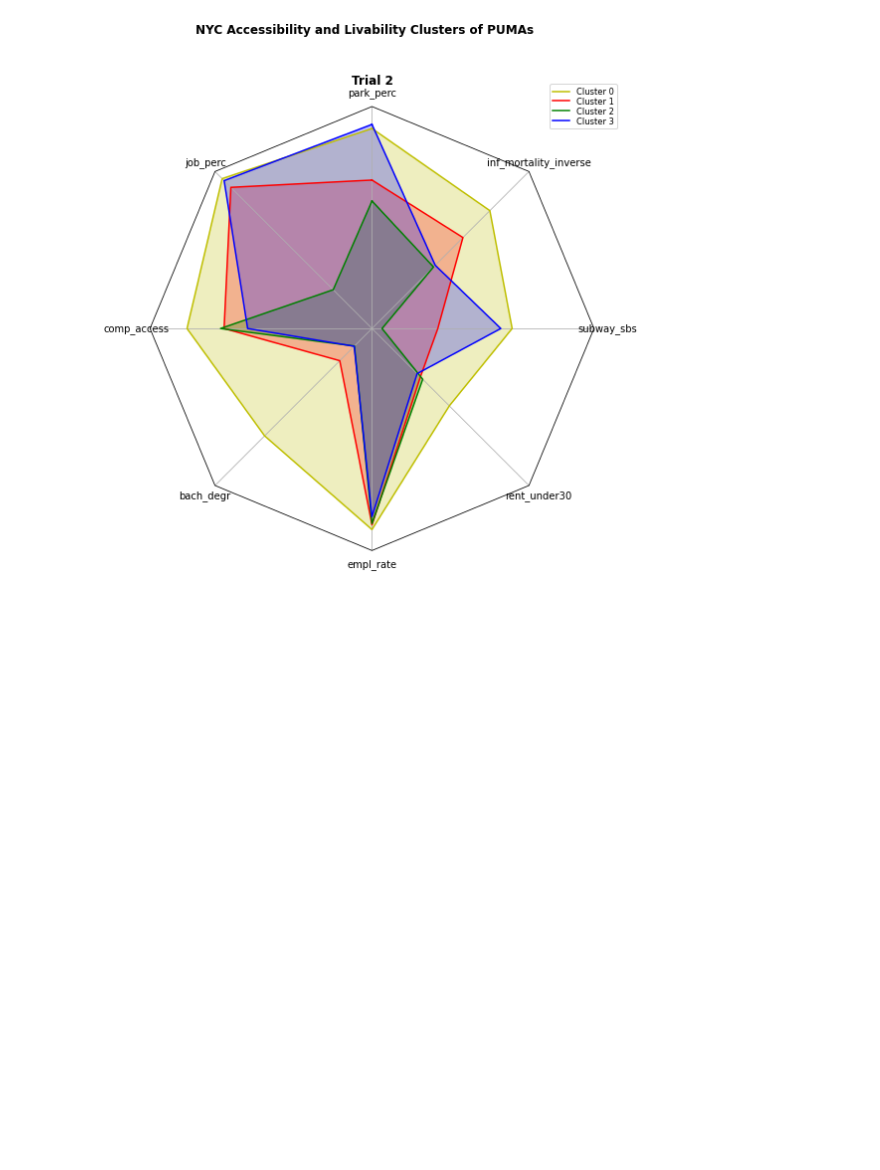
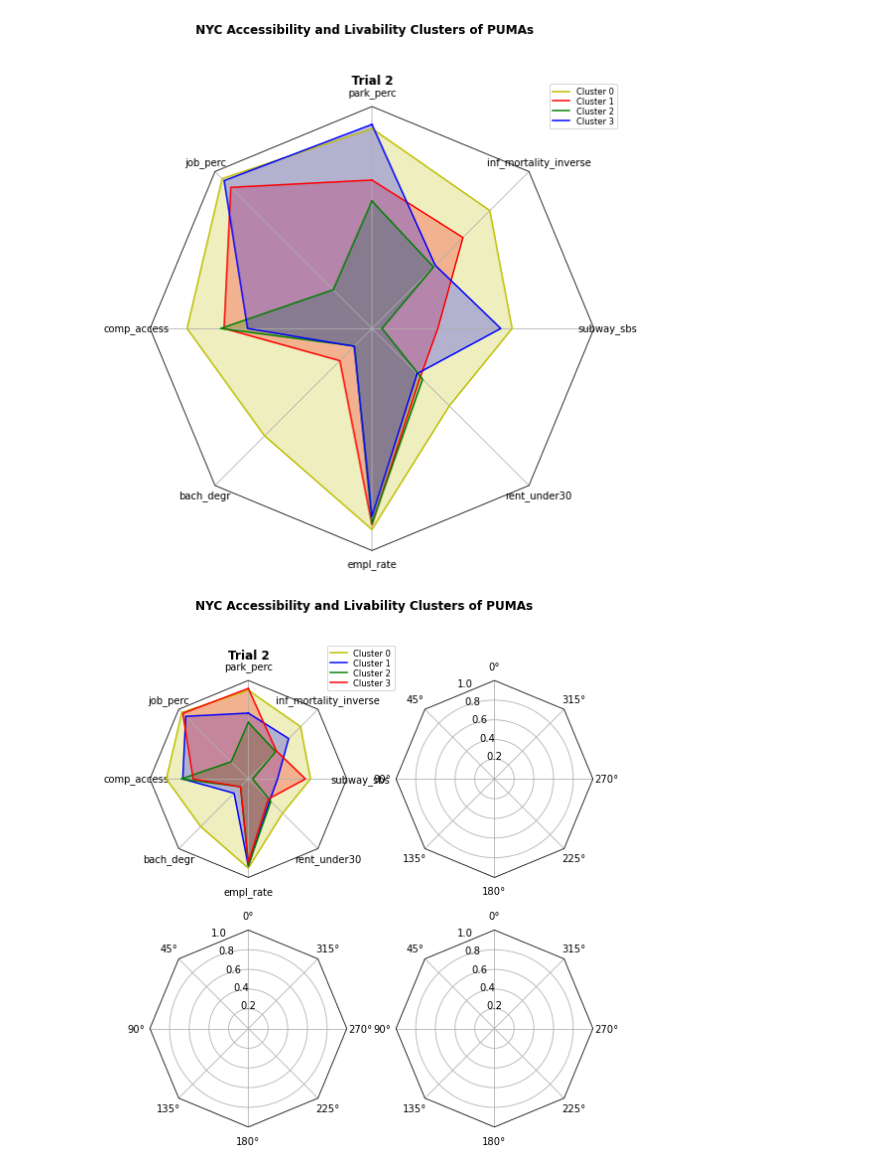
Before and after one commit to mike-carper/NYC-Neighborhood-Clustering, a Jupyter notebook: notebooks/NYC_Neighborhood_Clustering_8V.ipynb, the cells around one changed output. Saved outputs shown, nothing was run; the diff lists cells and outputs as text; code cells hidden in the pictures; blank space fills up the shorter version.

```diff
--- a/notebooks/NYC_Neighborhood_Clustering_8V.ipynb
+++ b/notebooks/NYC_Neighborhood_Clustering_8V.ipynb
@@ -495,11 +530,0 @@ cluster_race.plot.bar(figsize=(8,6))
-# %%
-df_1C['puma'] = df_1C['PUMA'].str[3:]
-cluster_shapefile = pd.merge(puma_shape, df_1C, how='left', on='puma')
-base = cluster_shapefile.plot(color='white', edgecolor='black', figsize=(10,10))
-ax = cluster_shapefile.plot(column='labels',categorical=True,legend=True,
-                            legend_kwds={'bbox_to_anchor':(.3, .75),'fontsize':16},
-                            cmap='OrRd',ax=base)
-ax.set_aspect='equal'
-ax.axis('off')
-plt.title('PUMA Clusters',size=18)
-plt.show()
@@ -595,39 +646,52 @@ def radar_factory(num_vars, frame='polygon'):
     return theta
 
 def example_data():
     data = [
         ['park_perc','job_perc','comp_access','bach_degr','empl_rate','rent_under30','subway_sbs','inf_mortality_inverse'],
         ('Trial 2', [
             [95.414286,100.00000,89.614286,76.857143,95.814286,60.514286,72.368110,82.576286],
             [75.547368,95.257895,75.336842,35.921053,94.000000,44.742105,43.734147,67.927079],
             [67.493333,39.493333,76.720000,27.926667,93.513333,46.020000,22.260183,51.894540],
             [96.978571,98.914286,66.264286,28.064286,90.814286,42.971429,67.994487,52.827029],
         ])
     ]
     return data
 
 if __name__ == '__main__':
     N = 8
+    title = 'NYC Accessibility and Livability Clusters of PUMAs'
     theta = radar_factory(N, frame='polygon')
     data = example_data()
     spoke_labels = data.pop(0)
-    fig, ax = plt.subplots(figsize=(8, 8), nrows=1, ncols=1,
+    fig, axs = plt.subplots(figsize=(8, 8), nrows=2, ncols=2,
                             subplot_kw=dict(projection='radar'))
     fig.subplots_adjust(wspace=0.25, hspace=0.20, top=0.85, bottom=0.05)
-    colors = ['y', 'r', 'g', 'b']
+    colors = ['y', 'b', 'g', 'r']
     # Plot the four cases from the example data on separate axes
-    ax.set_rgrids([1, 2, 3, 4, 5, 6, 7, 8])
-    ax.set_title(title, weight='bold', size='large', position=(0.5, 1.1),
-                 horizontalalignment='center', verticalalignment='center')
-    for d, color in zip(case_data, colors):
-        ax.plot(theta, d, color=color)
-        ax.fill(theta, d, facecolor=color, alpha=0.25)
-    ax.set_varlabels(spoke_labels)
+    for ax, (title, case_data) in zip(axs.flat, data):
+        ax.set_rgrids([1, 2, 3, 4, 5, 6, 7])
+        ax.set_title(title, weight='bold', size='large', position=(0.5, 1.1),
+                     horizontalalignment='center', verticalalignment='center')
+        for d, color in zip(case_data, colors):
+            ax.plot(theta, d, color=color)
+            ax.fill(theta, d, facecolor=color, alpha=0.25)
+        ax.set_varlabels(spoke_labels)
+    # ['b', 'r', 'g', 'm', 'y', 'c', 'k']
+    # Plot the four cases from the example data on separate axes
+#     ax.set_rgrids([1, 2, 3, 4, 5, 6, 7, 8])
+#     ax.set_title(title, weight='bold', size='large', position=(0.5, 1.1),
+#                  horizontalalignment='center', verticalalignment='center')
+#     for d, color in zip(data, colors):
+#         ax.plot(theta, d, color=color)
+#         ax.fill(theta, d, facecolor=color, alpha=0.25)
+#     ax.set_varlabels(spoke_labels)
     # add legend relative to top-left plot
     labels = ('Cluster 0','Cluster 1', 'Cluster 2', 'Cluster 3')
     legend = ax.legend(labels, loc=(0.9, 0.95),
                               labelspacing=0.1, fontsize='small')
     fig.text(0.5, 0.965, 'NYC Accessibility and Livability Clusters of PUMAs',
              horizontalalignment='center', color='black', weight='bold',
              size='large')
     plt.show()
+# %% [output]
+[figure, added]
```
Also changed, not shown: parts of 18 cells of this notebook, 2 other files.
